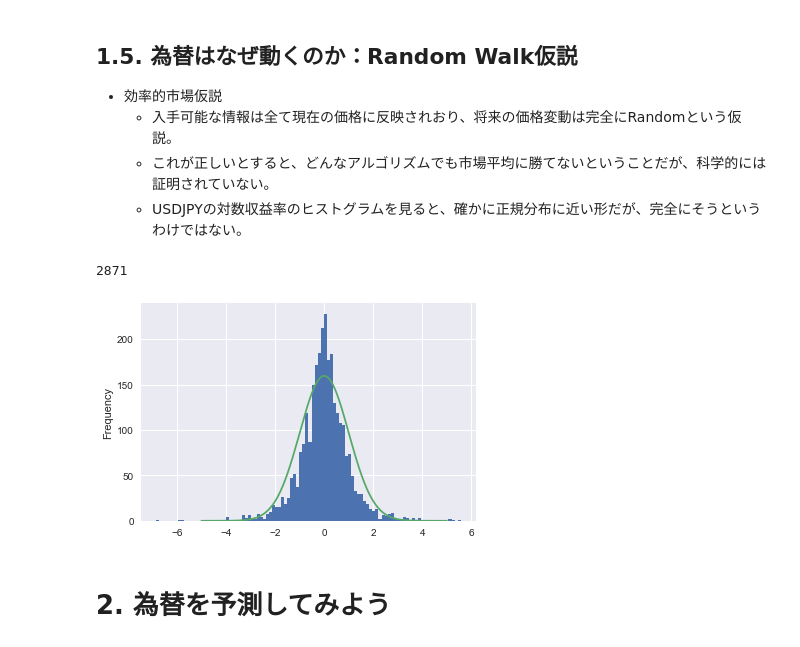
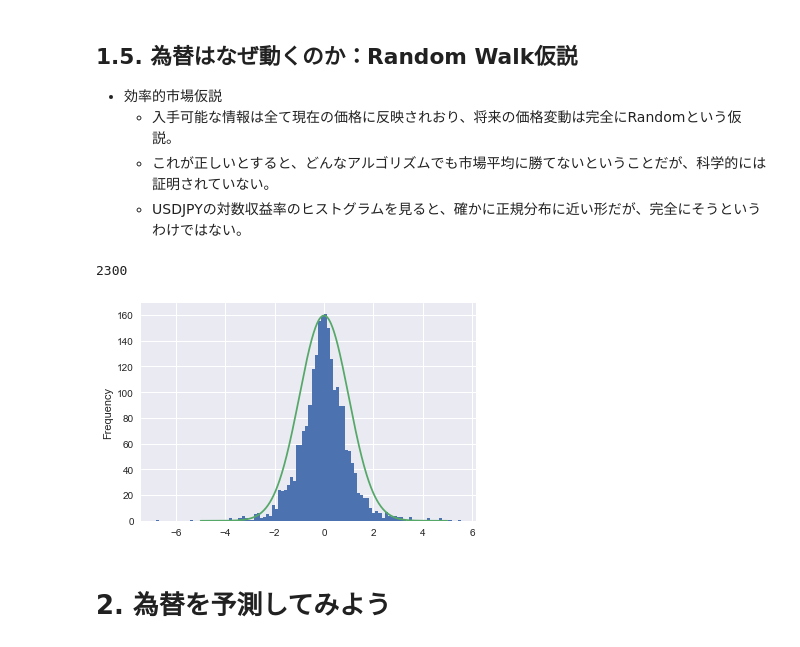
Before and after one commit to morimoto0606/fx_prediction, a Jupyter notebook: fxprediction.ipynb, the cells around one changed output. Drawn from its saved outputs; the diff is of its cells as text; code cells hidden in the pictures.

```diff
--- a/fxprediction.ipynb
+++ b/fxprediction.ipynb
@@ -70,4 +69,5 @@
 # %%
+# Prepare all Economic data
 import pandas as pd
 from pylab import mpl, plt
 import pandas_datareader.data as web
@@ -75,7 +75,8 @@ plt.style.use('seaborn')
 %matplotlib inline
 
 start='2009/1/1'
-end = '2021/6/20'
+end = '2021/06/20'
+
 df = pd.DataFrame({
     'fx_usdjpy': web.DataReader('DEXJPUS', 'fred', start, end)['DEXJPUS'],
     'fx_eurusd': web.DataReader('DEXUSEU', 'fred', start, end)['DEXUSEU'],
@@ -179,7 +184,7 @@ df_std.head()
 - よって金利差が大きくなると、金利が高い通貨が買われ、安い通貨が売られる傾向がある。
 # %%
 #correlation 金利差、USDJPY
-df_std['ir_usd_jpy'] =df_std['return_ir_usd'] - df_std['return_ir_jpy']
-df_std.plot.scatter(x='ir_usd_jpy', y='return_usdjpy')
+df_train_std['ir_usd_jpy'] =df_train_std['return_ir_usd'] - df_train_std['return_ir_jpy']
+df_train_std.plot.scatter(x='ir_usd_jpy', y='return_usdjpy')
 # %% [output]
 <AxesSubplot:xlabel='ir_usd_jpy', ylabel='return_usdjpy'>
@@ -229,15 +234,16 @@ data.plot()
     - これが正しいとすると、どんなアルゴリズムでも市場平均に勝てないということだが、科学的には証明されていない。
     - USDJPYの対数収益率のヒストグラムを見ると、確かに正規分布に近い形だが、完全にそうというわけではない。
 # %%
+#histgram of log return
 from scipy.stats import norm
 
-df_std['return_usdjpy'].plot.hist(bins=100)
+df_train_std['return_usdjpy'].plot.hist(bins=100)
 x=np.linspace(-5,5,1000)
 plt.plot(x, norm.pdf(x)*400)
-print(df_std['return_usdjpy'].count())
+print(df_train_std['return_usdjpy'].count())
 # %% [output]
-2871
+2300
-[figure, old version]
+[figure, new version]
 # %% [markdown]
 # 2. 為替を予測してみよう
 # %% [markdown]
```
Also changed, not shown: parts of 51 cells of this notebook, 2 other files.
